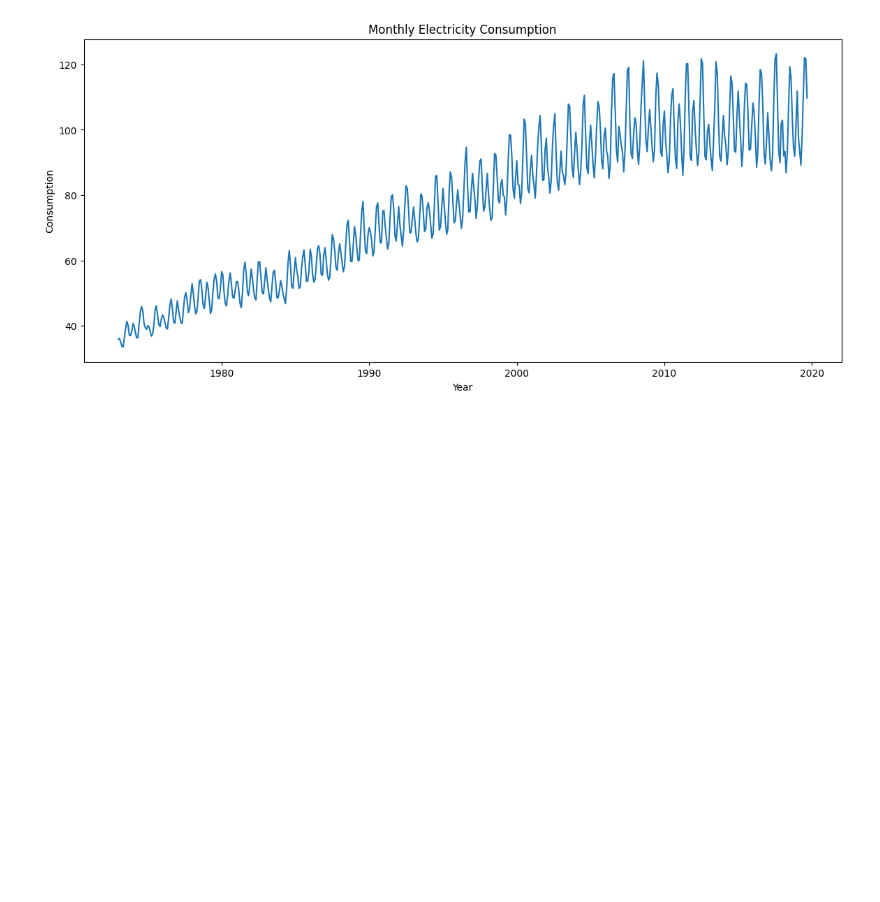
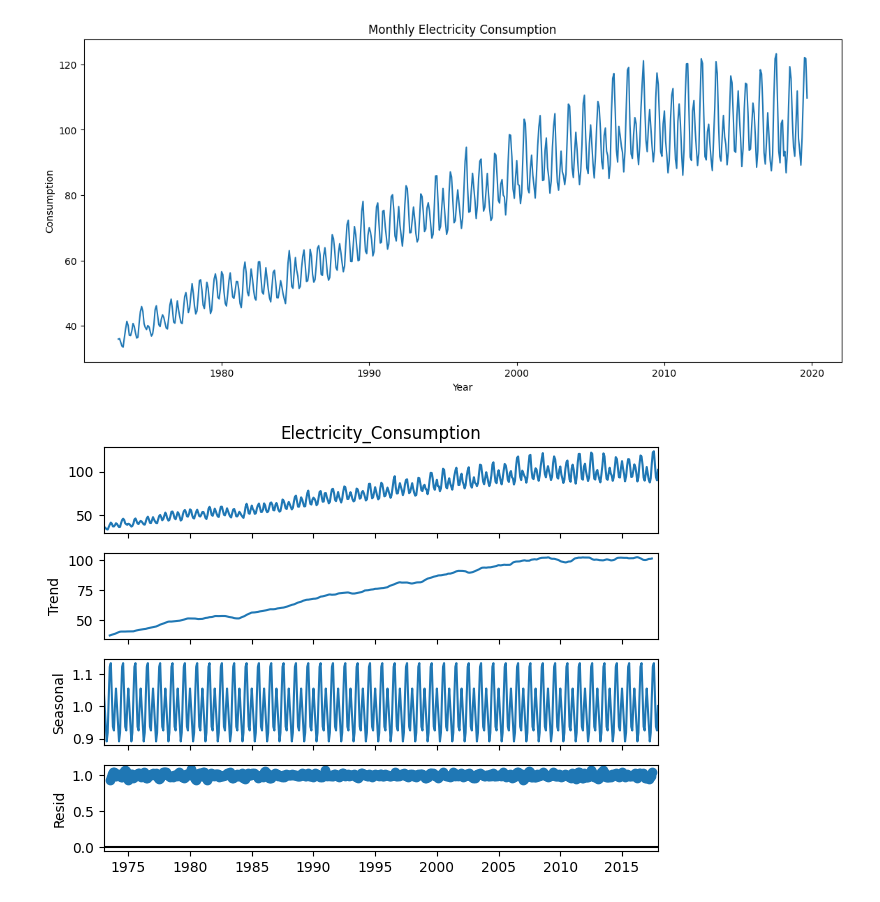
Before and after one commit to Adi46878/electricity-demand-forecasting, a Jupyter notebook: Electricity_Demand_Forecasting.ipynb, the cells around one changed output. Cells and saved outputs as stored; diff of their text form; code cells hidden in the pictures; blank space fills up the shorter version.

```diff
--- a/Electricity_Demand_Forecasting.ipynb
+++ b/Electricity_Demand_Forecasting.ipynb
@@ -26,5 +32,7 @@ df.head()
 | 4 | 05-01-1973 | 33.5107 |
 # %%
 df['DATE'] = pd.to_datetime(df['DATE'])
+
+df.set_index('DATE', inplace=True)
+
+df = df.asfreq('MS')
-# %%
-df = df.set_index('DATE')
@@ -67,2 +44,4 @@ df.describe()
+# %%
+df.columns = ['Electricity_Consumption']
 # %%
 plt.figure(figsize=(14,6))
@@ -73,3 +55,19 @@ plt.ylabel("Consumption")
 plt.show()
 # %% [output]
 [figure]
+# %%
+train = df[:'2017-12-01']
+
+test = df['2018-01-01':]
+# %%
+decomposition = seasonal_decompose(
+    train['Electricity_Consumption'],
+    model='multiplicative',
+    period=12
+)
+
+decomposition.plot()
+
+plt.show()
+# %% [output]
+[figure, added]
```
Also changed, not shown: parts of 38 cells of this notebook.
